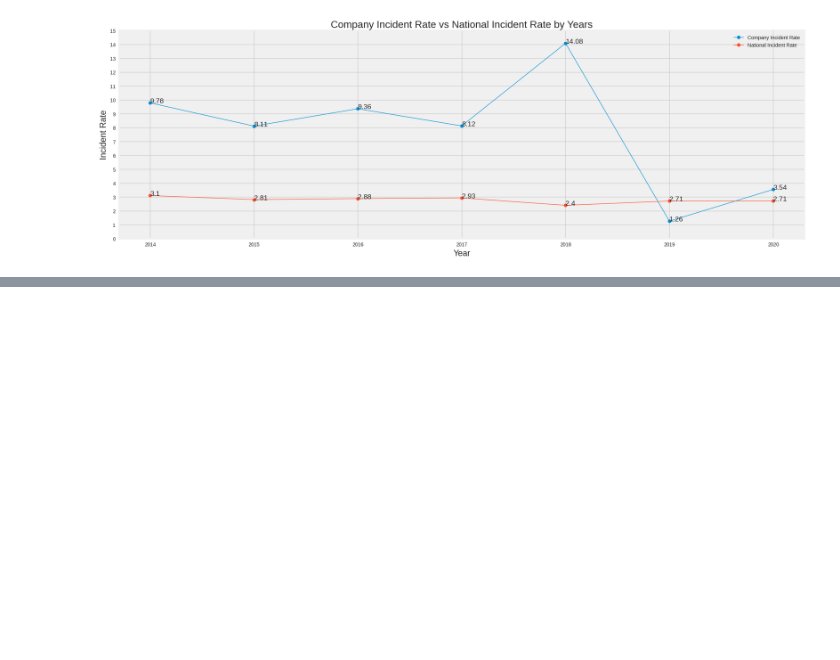
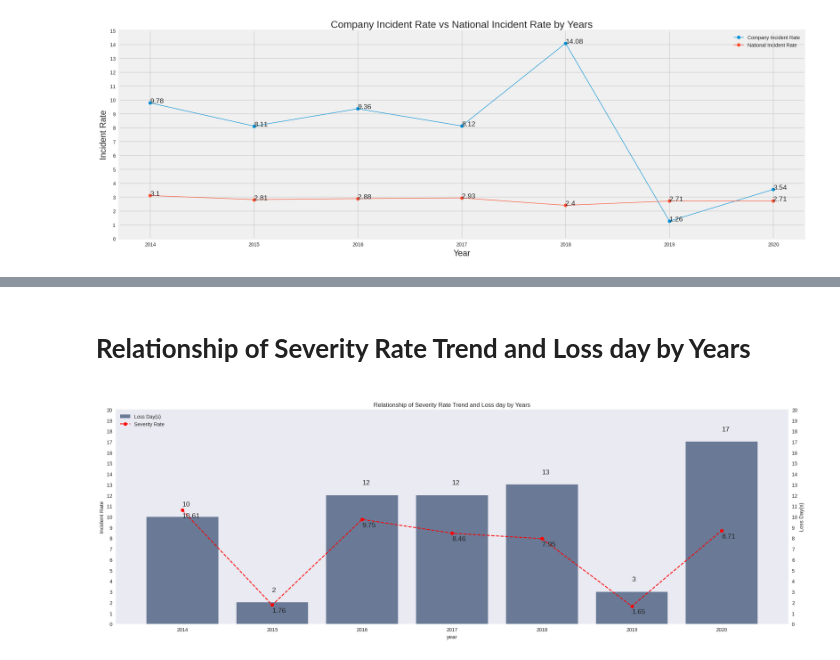
Before and after one commit to justaplan/EHS_yearly, a Jupyter notebook: EHS_Analysis_Yearly.ipynb, the cells around one changed output, grey strips where cells are left out. Drawn from its saved outputs; the diff is of its cells as text; code cells hidden in the pictures; blank space fills up the shorter version.

```diff
--- a/EHS_Analysis_Yearly.ipynb
+++ b/EHS_Analysis_Yearly.ipynb
@@ -235,0 +245,43 @@ plt.show()
+# %% [markdown]
+**<h1>Relationship of Severity Rate Trend and Loss day by Years</h1>**
+# %%
+## Chart Size and Style
+fig, ax1 = plt.subplots(figsize=(20,7),dpi=100)
+plt.style.use("seaborn")
+
+## Data Gathering
+year = df["Year"]
+severity_trend = df["Severity Rate"]
+loss_day = df["Loss Day"]
+
+x_indexes = np.arange(len(year))
+
+ax2 = ax1.twinx()
+ax1.bar(x_indexes,loss_day,color="#011f4b",alpha=0.55, label="Loss Day(s)")
+ax2.plot(x_indexes,severity_trend, color="red", marker="o",linestyle="--",label="Severity Rate")
+
+## Title and Labelling
+ax1.set_title("Relationship of Severity Rate Trend and Loss day by Years")
+ax1.set_xlabel("year")
+ax1.set_ylabel("Incident Rate")
+ax2.set_ylabel("Loss Day(s)")
+ax1.set_xticks(x_indexes)
+ax1.set_xticklabels(year)
+ax2.set_yticks([y for y in range(0,21)])
+ax1.set_yticks([y for y in range(0,21)])
+
+value_plotting(x_indexes,severity_trend,-0.7)
+value_plotting(x_indexes,loss_day,1)
+
+ax1.grid(False)
+ax2.grid(False)
+# ax1.legend()
+# ax2.legend()
+# fig.legend(loc=(0.04,0.88))
+fig.legend(loc="upper left", bbox_to_anchor=(0,1), bbox_transform=ax1.transAxes)
+
+
+plt.tight_layout()
+plt.show()
+# %% [output]
+[figure, added]
```
Also changed, not shown: parts of 6 cells of this notebook.
